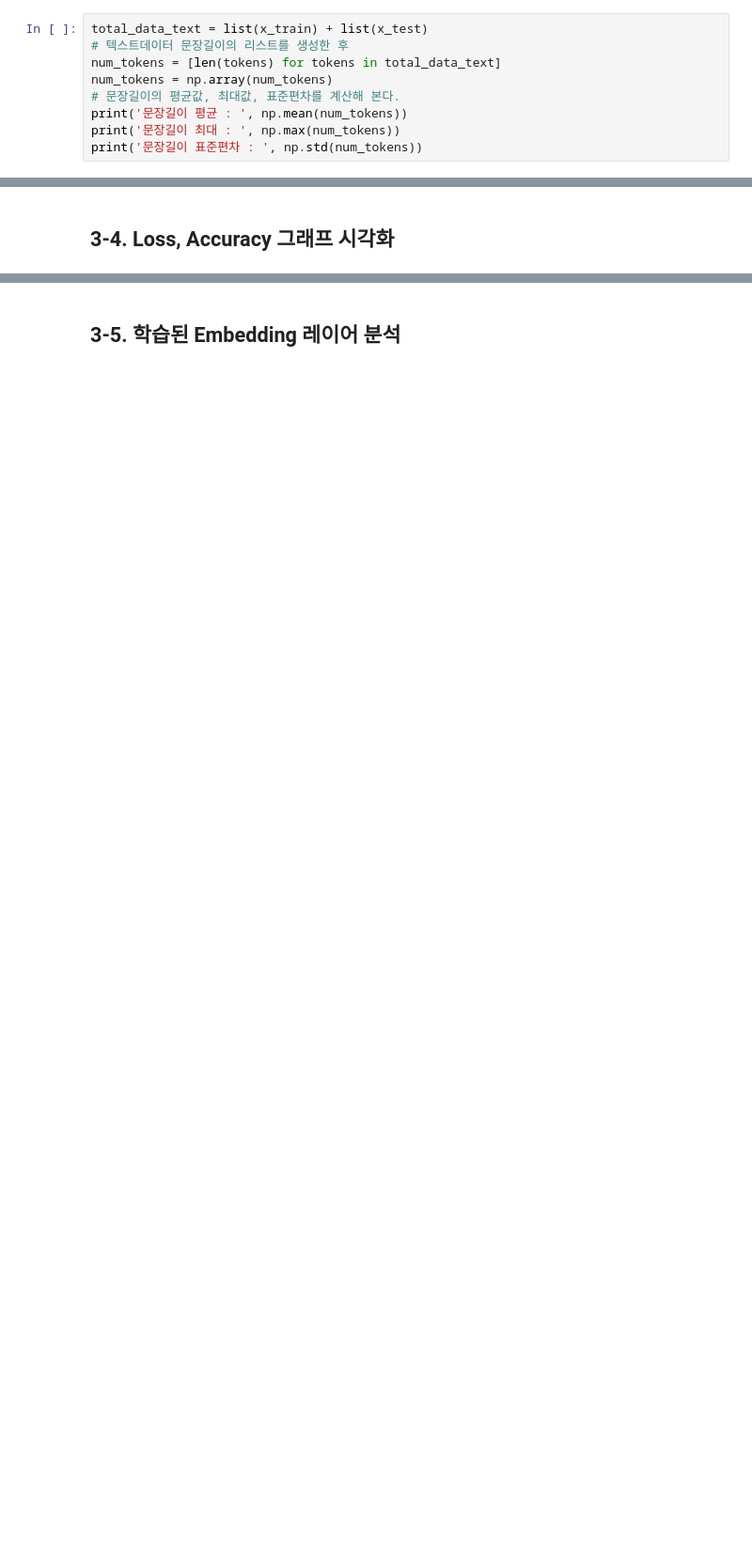
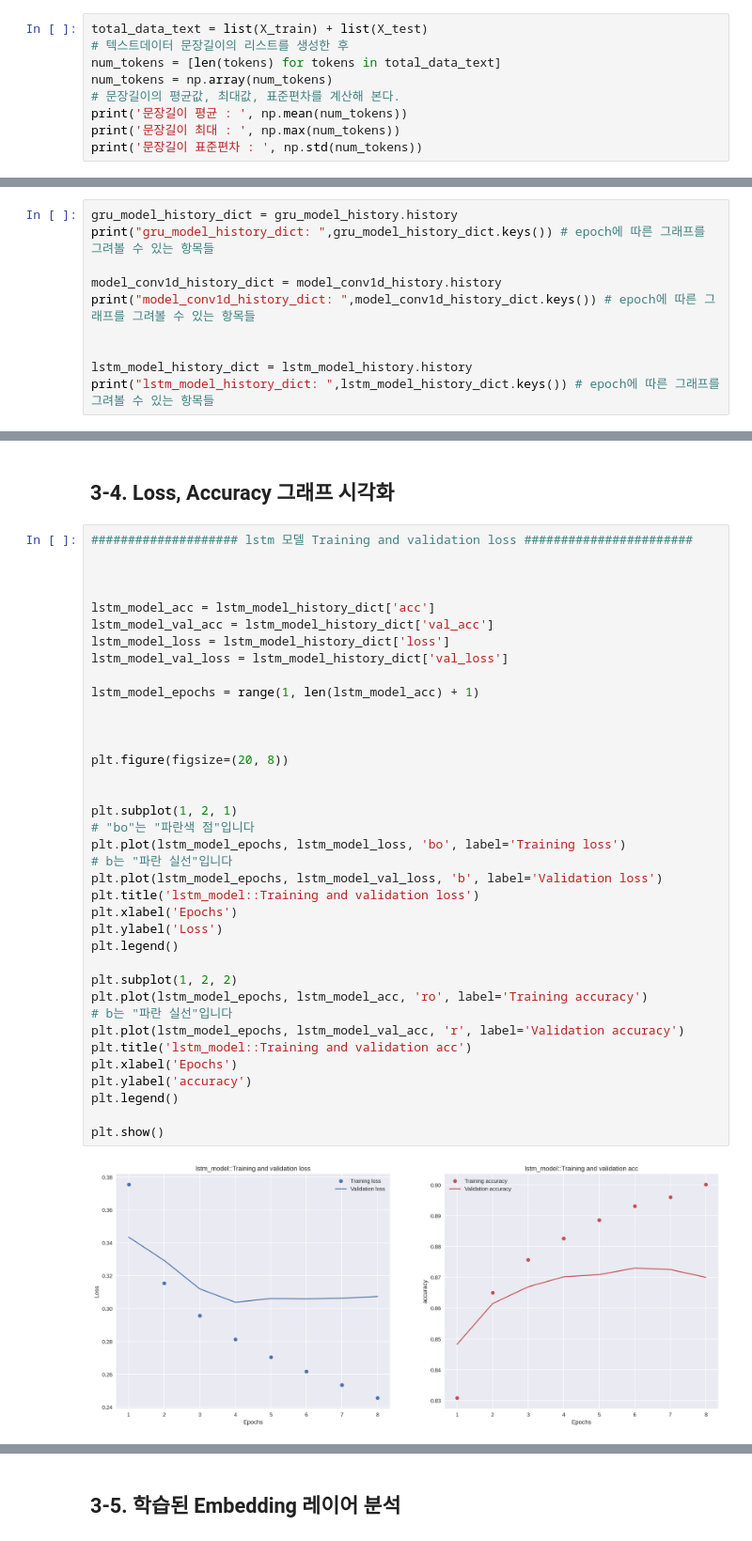
Before and after one commit to saerannn/ML-DL-Project, a Jupyter notebook: Project_09_Building_Sentiment_Classification_Model/[E09]Building_Sentiment_Classification_Model:Naver_Movie_Review_Sentiment_Analysis.ipynb, the cells around one changed output, grey strips where cells are left out. Shown at 94% size. Drawn from its saved outputs; the diff is of its cells as text; blank space fills up the shorter version.

```diff
--- a/Project_09_Building_Sentiment_Classification_Model/[E09]Building_Sentiment_Classification_Model:Naver_Movie_Review_Sentiment_Analysis.ipynb
+++ b/Project_09_Building_Sentiment_Classification_Model/[E09]Building_Sentiment_Classification_Model:Naver_Movie_Review_Sentiment_Analysis.ipynb
@@ -171,7 +181,7 @@ def get_decoded_sentences(encoded_sentences, index_to_word):
 # %% [markdown]
 ### **2-2. 데이터셋 내 문장 길이 분포 확인**
 # %%
-total_data_text = list(x_train) + list(x_test)
+total_data_text = list(X_train) + list(X_test)
 # 텍스트데이터 문장길이의 리스트를 생성한 후
 num_tokens = [len(tokens) for tokens in total_data_text]
 num_tokens = np.array(num_tokens)
@@ -358,0 +399,10 @@ print(history_dict.keys()) # epoch에 따른 그래프를 그려볼 수 있는
+# %%
+gru_model_history_dict = gru_model_history.history
+print("gru_model_history_dict: ",gru_model_history_dict.keys()) # epoch에 따른 그래프를 그려볼 수 있는 항목들
+
+model_conv1d_history_dict = model_conv1d_history.history
+print("model_conv1d_history_dict: ",model_conv1d_history_dict.keys()) # epoch에 따른 그래프를 그려볼 수 있는 항목들
+
+
+lstm_model_history_dict = lstm_model_history.history
+print("lstm_model_history_dict: ",lstm_model_history_dict.keys()) # epoch에 따른 그래프를 그려볼 수 있는 항목들
@@ -359,2 +413,41 @@ print(history_dict.keys()) # epoch에 따른 그래프를 그려볼 수 있는
 # %% [markdown]
 ## **3-4. Loss, Accuracy 그래프 시각화**
+# %%
+#################### lstm 모델 Training and validation loss #######################
+
+
+
+lstm_model_acc = lstm_model_history_dict['acc']
+lstm_model_val_acc = lstm_model_history_dict['val_acc']
+lstm_model_loss = lstm_model_history_dict['loss']
+lstm_model_val_loss = lstm_model_history_dict['val_loss']
+
+lstm_model_epochs = range(1, len(lstm_model_acc) + 1)
+
+
+
+plt.figure(figsize=(20, 8))
+
+
+plt.subplot(1, 2, 1)
+# "bo"는 "파란색 점"입니다
+plt.plot(lstm_model_epochs, lstm_model_loss, 'bo', label='Training loss')
+# b는 "파란 실선"입니다
+plt.plot(lstm_model_epochs, lstm_model_val_loss, 'b', label='Validation loss')
+plt.title('lstm_model::Training and validation loss')
+plt.xlabel('Epochs')
+plt.ylabel('Loss')
+plt.legend()
+
+plt.subplot(1, 2, 2)
+plt.plot(lstm_model_epochs, lstm_model_acc, 'ro', label='Training accuracy')
+# b는 "파란 실선"입니다
+plt.plot(lstm_model_epochs, lstm_model_val_acc, 'r', label='Validation accuracy')
+plt.title('lstm_model::Training and validation acc')
+plt.xlabel('Epochs')
+plt.ylabel('accuracy')
+plt.legend()
+
+plt.show()
+# %% [output]
+[figure, added]
```
Also changed, not shown: parts of 32 cells of this notebook.
